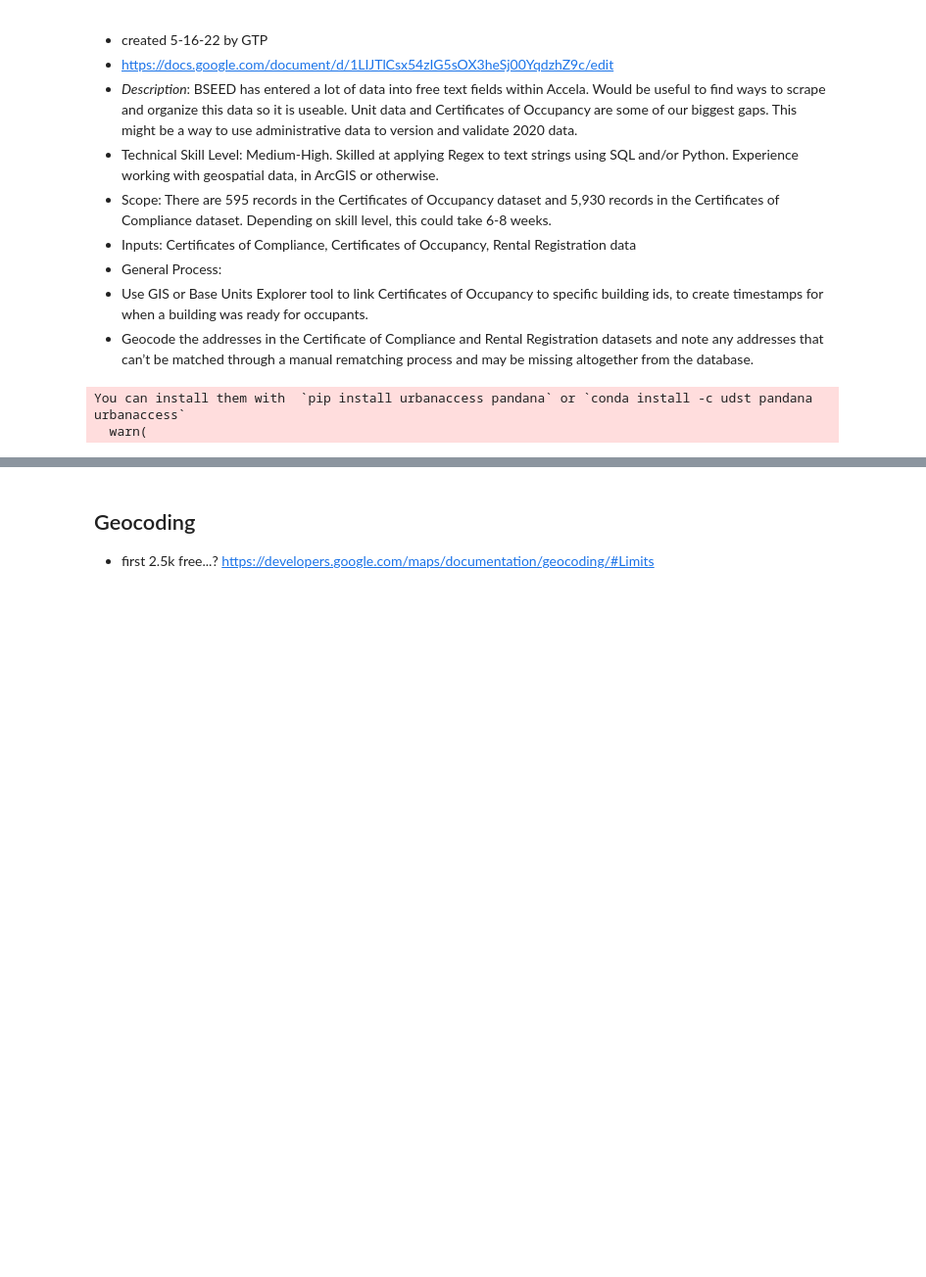
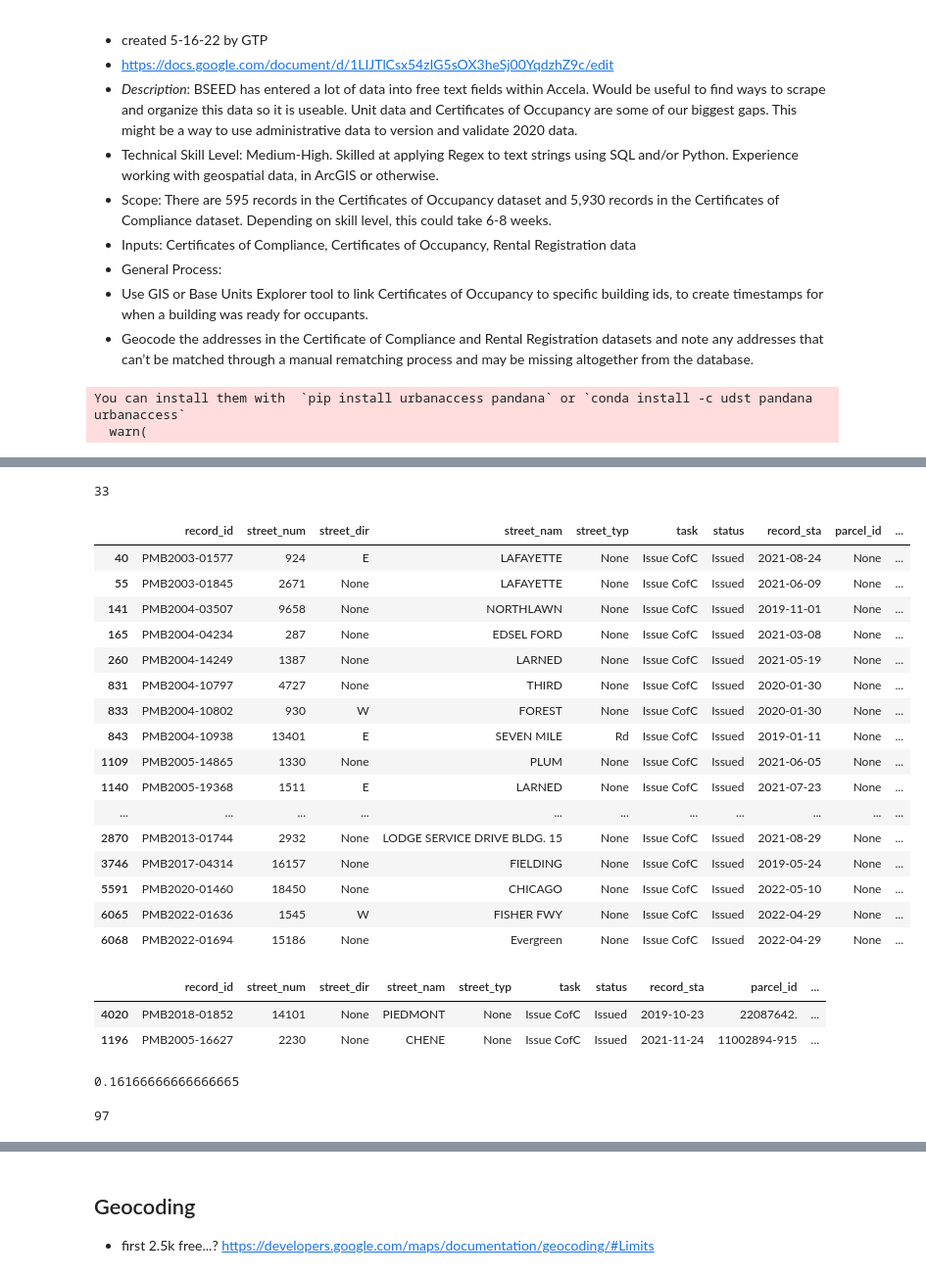
Before and after one commit to gperrin12/detroit_validate_address, a Jupyter notebook: experiments/detroit_project5_validate_address.ipynb, the cells around one changed output, grey strips where cells are left out. Shown: that part at 98% size. Cells and saved outputs as stored; diff of their text form; code cells hidden in the pictures; blank space fills up the shorter version.

```diff
--- a/experiments/detroit_project5_validate_address.ipynb
+++ b/experiments/detroit_project5_validate_address.ipynb
@@ -51,0 +66,2 @@ Rental Registrations: https://data.detroitmi.gov/datasets/rental-statuses-1/expl
+# %%
+compliance_gdf = gpd.read_file('../data/Certificates_Of_Compliance/Certificates_Of_Compliance.shp')
@@ -51,0 +81,30 @@ Rental Registrations: https://data.detroitmi.gov/datasets/rental-statuses-1/expl
+# %%
+len(compliance_gdf[compliance_gdf['geometry'].isna()])
+# %% [output]
+33
+# %%
+compliance_gdf[compliance_gdf['geometry'].isna()]
+# %% [output]
+|  | record_id | street_num | street_dir | street_nam | street_typ | task | status | record_sta | parcel_id | ... |
+| 40 | PMB2003-01577 | 924 | E | LAFAYETTE | None | Issue CofC | Issued | 2021-08-24 | None | ... |
+| 55 | PMB2003-01845 | 2671 | None | LAFAYETTE | None | Issue CofC | Issued | 2021-06-09 | None | ... |
+| 141 | PMB2004-03507 | 9658 | None | NORTHLAWN | None | Issue CofC | Issued | 2019-11-01 | None | ... |
+| 165 | PMB2004-04234 | 287 | None | EDSEL FORD | None | Issue CofC | Issued | 2021-03-08 | None | ... |
+| 260 | PMB2004-14249 | 1387 | None | LARNED | None | Issue CofC | Issued | 2021-05-19 | None | ... |
+| 831 | PMB2004-10797 | 4727 | None | THIRD | None | Issue CofC | Issued | 2020-01-30 | None | ... |
+| 833 | PMB2004-10802 | 930 | W | FOREST | None | Issue CofC | Issued | 2020-01-30 | None | ... |
+| 843 | PMB2004-10938 | 13401 | E | SEVEN MILE | Rd | Issue CofC | Issued | 2019-01-11 | None | ... |
+| 1109 | PMB2005-14865 | 1330 | None | PLUM | None | Issue CofC | Issued | 2021-06-05 | None | ... |
+| 1140 | PMB2005-19368 | 1511 | E | LARNED | None | Issue CofC | Issued | 2021-07-23 | None | ... |
+| ... | ... | ... | ... | ... | ... | ... | ... | ... | ... | ... |
+| 2870 | PMB2013-01744 | 2932 | None | LODGE SERVICE DRIVE BLDG. 15 | None | Issue CofC | Issued | 2021-08-29 | None | ... |
+| 3746 | PMB2017-04314 | 16157 | None | FIELDING | None | Issue CofC | Issued | 2019-05-24 | None | ... |
+| 5591 | PMB2020-01460 | 18450 | None | CHICAGO | None | Issue CofC | Issued | 2022-05-10 | None | ... |
+| 6065 | PMB2022-01636 | 1545 | W | FISHER FWY | None | Issue CofC | Issued | 2022-04-29 | None | ... |
+| 6068 | PMB2022-01694 | 15186 | None | Evergreen | None | Issue CofC | Issued | 2022-04-29 | None | ... |
+# %%
+compliance_gdf.sample(2)
+# %% [output]
+|  | record_id | street_num | street_dir | street_nam | street_typ | task | status | record_sta | parcel_id | ... |
+| 4020 | PMB2018-01852 | 14101 | None | PIEDMONT | None | Issue CofC | Issued | 2019-10-23 | 22087642. | ... |
+| 1196 | PMB2005-16627 | 2230 | None | CHENE | None | Issue CofC | Issued | 2021-11-24 | 11002894-915 | ... |
@@ -51,0 +113,8 @@ Rental Registrations: https://data.detroitmi.gov/datasets/rental-statuses-1/expl
+# %%
+len(occupancy_gdf[occupancy_gdf['geometry'].isna()])/len(occupancy_gdf)
+# %% [output]
+0.16166666666666665
+# %%
+len(occupancy_gdf[occupancy_gdf['geometry'].isna()])
+# %% [output]
+97
```
Also changed, not shown: parts of 25 cells of this notebook.
